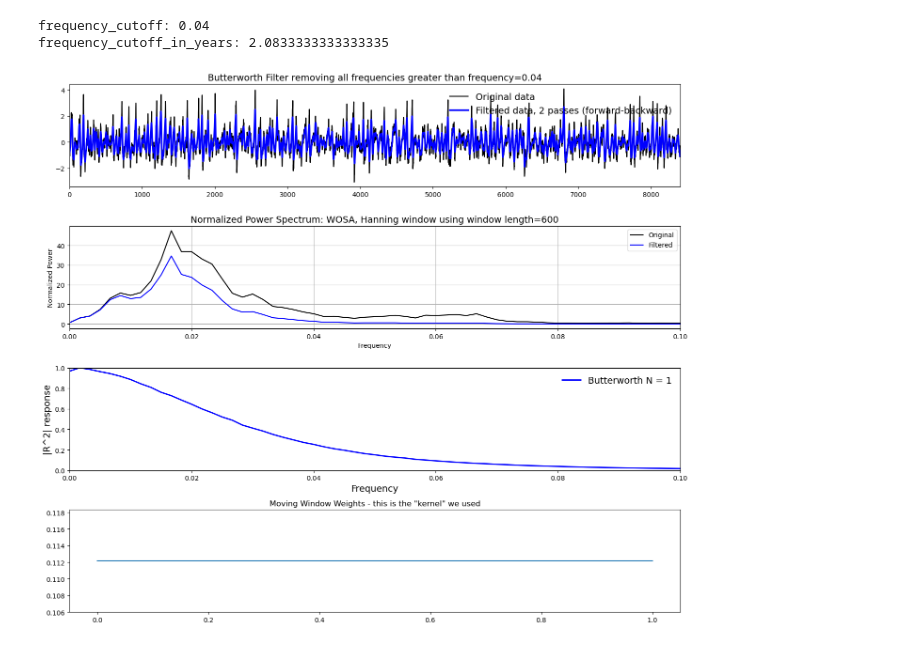
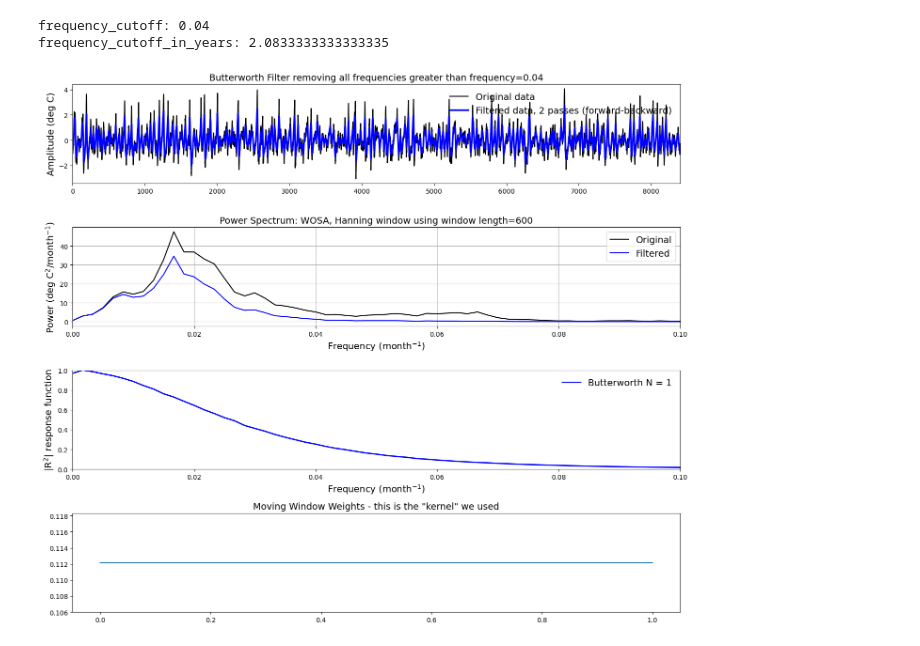
Before and after one commit to jenkayco/ATOC5860_Spring2023, a Jupyter notebook: applicationlabs/lab5/ATOC5860_applicationlab5_ENSO_butterworth.ipynb, the cells around one changed output. Drawn from its saved outputs; the diff is of its cells as text; code cells hidden in the pictures.

```diff
--- a/applicationlabs/lab5/ATOC5860_applicationlab5_ENSO_butterworth.ipynb
+++ b/applicationlabs/lab5/ATOC5860_applicationlab5_ENSO_butterworth.ipynb
@@ -118,41 +118,42 @@ R2_bw=P_welch_filt[1]/P_welch[1]
 
 ## plot
 gs=GridSpec(4,1)
 f=plt.figure(figsize=(14,12))
 fig=plt.subplot(gs[0,0])
 plt.plot(xa,'-k',linewidth = 1.5, label = 'Original data');
 plt.plot(y,'-b',linewidth = 2.5, label = 'Filtered data, 2 passes (forward-backward)');
 plt.title('Butterworth Filter removing all frequencies greater than frequency='+str(frequency_cutoff),fontsize=14)
 plt.legend(frameon = False,fontsize = 14,loc='upper right')
+plt.ylabel('Amplitude (' + data_units + ')',fontsize=14);
 plt.xlim(-1,np.size(x)+1)
 
 fig=plt.subplot(gs[1,0])
-plt.xlabel('Frequency')
-plt.ylabel('Normalized Power')
+plt.xlabel('Frequency (month$^{-1}$)',fontsize=14)
+plt.ylabel('Power (deg C$^2$/month$^{-1}$)',fontsize=14)
 #plt.ylim(0.0,0.40)
 plt.xlim(0.0,0.10)
 plt.grid()
 plt.plot(freq_w,P_welch[1],'-k',lw=1.5, label='Original');
 plt.plot(freq_w,P_welch_filt[1],'-b',lw=1.5, label='Filtered');
-plt.legend(loc='upper right')
-plt.title("Normalized Power Spectrum: WOSA, Hanning window using window length="+str(window_length),fontsize=14);
+plt.legend(loc='upper right',fontsize=14)
+plt.title("Power Spectrum: WOSA, Hanning window using window length="+str(window_length),fontsize=14);
 
 fig=plt.subplot(gs[2,0])
 plt.plot(freq_w,R2_bw,'-b',linewidth = 2, label = 'Butterworth N = '+str(N));
-plt.xlabel('Frequency',fontsize=14);
-plt.ylabel('|R^2| response',fontsize=14);
+plt.xlabel('Frequency (month$^{-1}$)',fontsize=14);
+plt.ylabel('|R$^2}$| response function' ,fontsize=14);
 plt.legend(fontsize = 14, frameon = False);
 plt.ylim(0.0,1.0);
 plt.xlim(0.0,0.10);
 
 fig=plt.subplot(gs[3,0])
 plt.plot(b);
-plt.title('Moving Window Weights - this is the "kernel" we used')
+plt.title('Moving Window Weights - this is the "kernel" we used',fontsize=14)
 f.tight_layout()
 # %% [output]
 frequency_cutoff: 0.04
 frequency_cutoff_in_years: 2.0833333333333335
-[figure, old version]
+[figure, new version]
 # %%
 ## Let's have some MORE fun with mrbutterworth.  We'll now remove ENSO and any sub-decadal variability
 ##i.e., let's remove all frequencies greater than 0.01 (shorter than 8 years)
```
Also changed, not shown: parts of 7 cells of this notebook, 1 other file.
